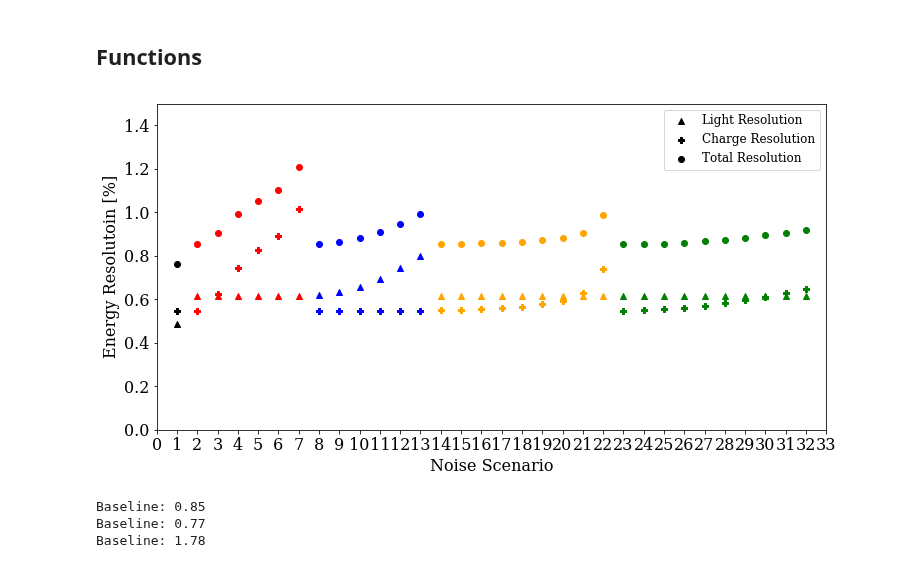
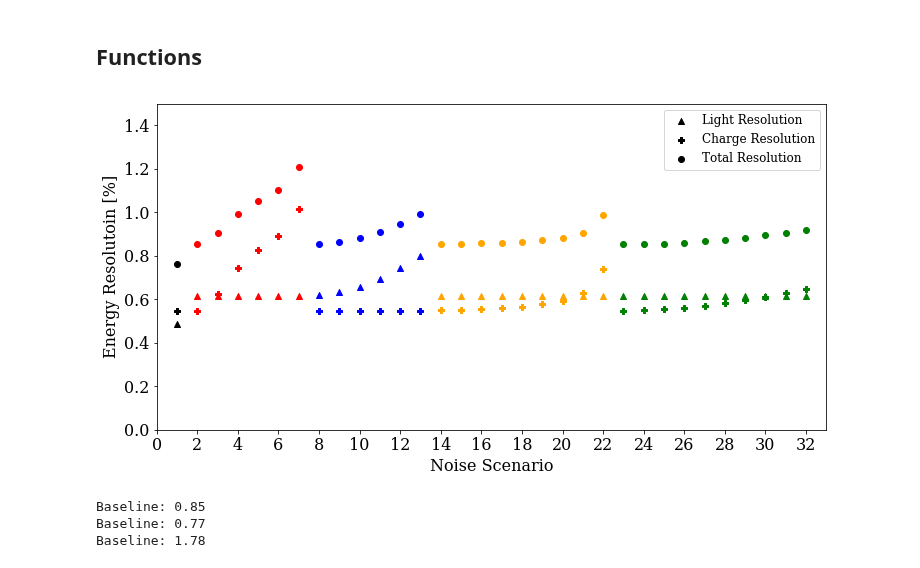
Before and after one commit to YMTheory/sensitivity, a Jupyter notebook: work/SensitivityPaper2020_scripts/EnergyResolutionVsNoise.ipynb, the cells around one changed output. Drawn from its saved outputs; the diff is of its cells as text; code cells hidden in the pictures.

Commit message:
update plots

```diff
--- a/work/SensitivityPaper2020_scripts/EnergyResolutionVsNoise.ipynb
+++ b/work/SensitivityPaper2020_scripts/EnergyResolutionVsNoise.ipynb
@@ -57,7 +57,7 @@ def GetResolution(Noise, QValue=2458000.0, WValue=11.5):
     return Resolution
 # %%
 fig = plt.figure(figsize=(12,6))
-plt.xticks(np.arange(0,40,1))
+plt.xticks(np.arange(0,40,2))
 plt.xlabel('Noise Scenario')
 plt.ylabel('Energy Resolutoin [%]')
 plt.xlim(0,33)
@@ -86,34 +86,34 @@ for ii in range(6):
     X = ii + Offset
     LMapNoise = 0.001 + ii*0.002
     NoiseTerms['Light'],_,_,_ = GetLightNoise(PTE=0.332, PDE=0.184, CorrAv=CorrAv, LMapNoise=LMapNoise)
     plt.scatter(X, GetResolution(NoiseTerms['Light']), marker='^', color='b')
     plt.scatter(X, GetResolution(NoiseTerms['Charge']), marker='P', color='b')
     plt.scatter(X, GetResolution(NoiseTerms['Charge'] + NoiseTerms['Light'] + Fano * Quanta), marker='o', color='b')
 
 NoiseTerms['Light'],_,_,_ = GetLightNoise(PTE=0.332, PDE=0.184, CorrAv=CorrAv)
 Offset = 14
 for ii in range(9):
     X = ii + Offset
     Lifetime = 10.0 - (ii+1)*1.0
     NoiseTerms['Charge'],_,_,_ = GetChargeNoise(CurrentNoise=100, ElecLifetime=Lifetime )
     plt.scatter(X, GetResolution(NoiseTerms['Light']), marker='^', color='orange')
     plt.scatter(X, GetResolution(NoiseTerms['Charge']), marker='P', color='orange')
     plt.scatter(X, GetResolution(NoiseTerms['Charge'] + NoiseTerms['Light'] + Fano * Quanta), marker='o', color='orange')
 
 NoiseTerms['Light'],_,_,_ = GetLightNoise(PTE=0.332, PDE=0.184, CorrAv=CorrAv)
 Offset = 23
 for ii in range(10):
     X = ii + Offset
     LifetimeErr = 0.02 * (ii)
     NoiseTerms['Charge'],_,l_err,tau_err = GetChargeNoise(CurrentNoise=100, ElecLifetime=10.0, ElecLifetimeError=LifetimeErr)
     plt.scatter(X, GetResolution(NoiseTerms['Light']), marker='^', color='green')
     plt.scatter(X, GetResolution(NoiseTerms['Charge']), marker='P', color='green')
     plt.scatter(X, GetResolution(NoiseTerms['Charge'] + NoiseTerms['Light'] + Fano * Quanta), marker='o', color='green')
 
 plt.legend(labels=['Light Resolution', 'Charge Resolution', 'Total Resolution'])
 plt.savefig('res_vs_noise.png', dpi=300, bbox_inches='tight')
 # %% [output]
-[figure, old version]
+[figure, new version]
 # %%
 NoiseTerms['Light'],_,_,_ = GetLightNoise(PTE=0.337, PDE=0.184, CorrAv=0.2, LMapNoise=0.0)
 NoiseTerms['Charge'],_,_,_ = GetChargeNoise(CurrentNoise=100, ElecLifetime=10.0, ElecLifetimeError=0.0)
```
